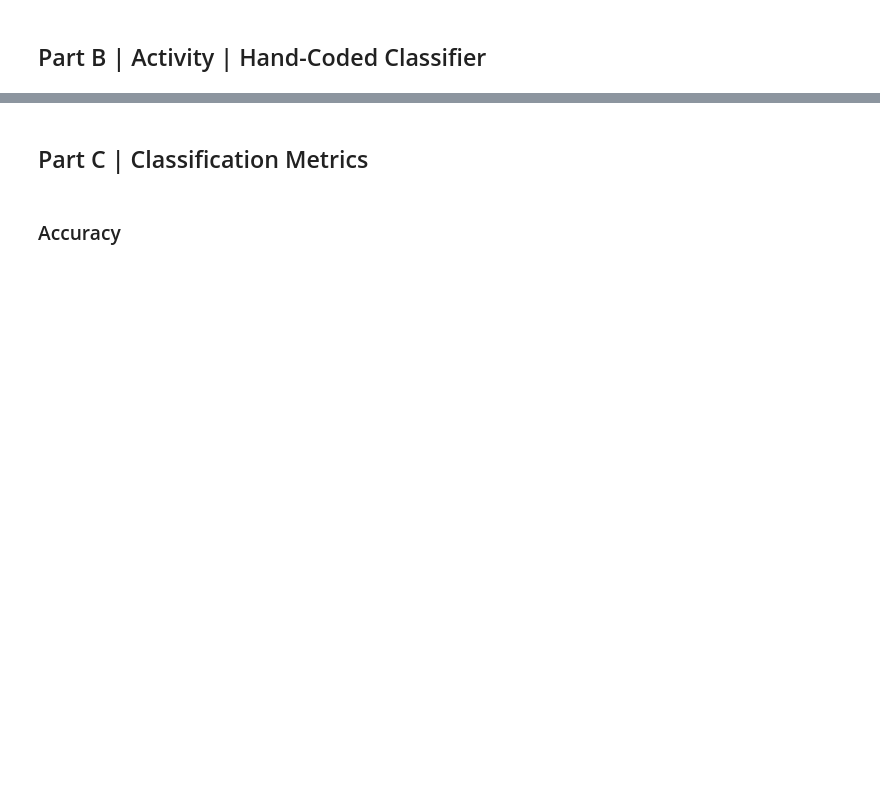
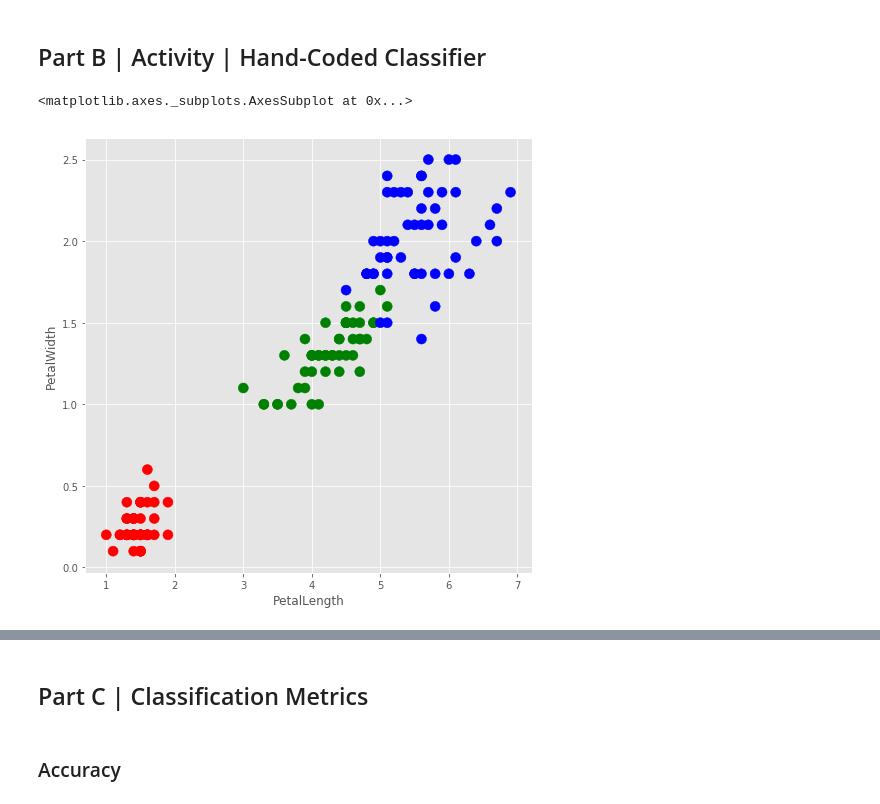
Before and after one commit to sthakuri/DS-SF-36, a Jupyter notebook: classes/06/notebooks/codealong-06-k-nearest-neighbors-starter-code.ipynb, the cells around one changed output, grey strips where cells are left out. Saved outputs shown, nothing was run; the diff lists cells and outputs as text; code cells hidden in the pictures; blank space fills up the shorter version.

```diff
--- a/classes/06/notebooks/codealong-06-k-nearest-neighbors-starter-code.ipynb
+++ b/classes/06/notebooks/codealong-06-k-nearest-neighbors-starter-code.ipynb
@@ -33,0 +51,5 @@ def my_first_classifier(row):
+# %%
+df.plot.scatter(x = 'PetalLength', y = 'PetalWidth', s = 100, figsize = (8, 8), c=color)
+# %% [output]
+<matplotlib.axes._subplots.AxesSubplot at 0x...>
+[figure, added]
```
Also changed, not shown: parts of 12 cells of this notebook.
